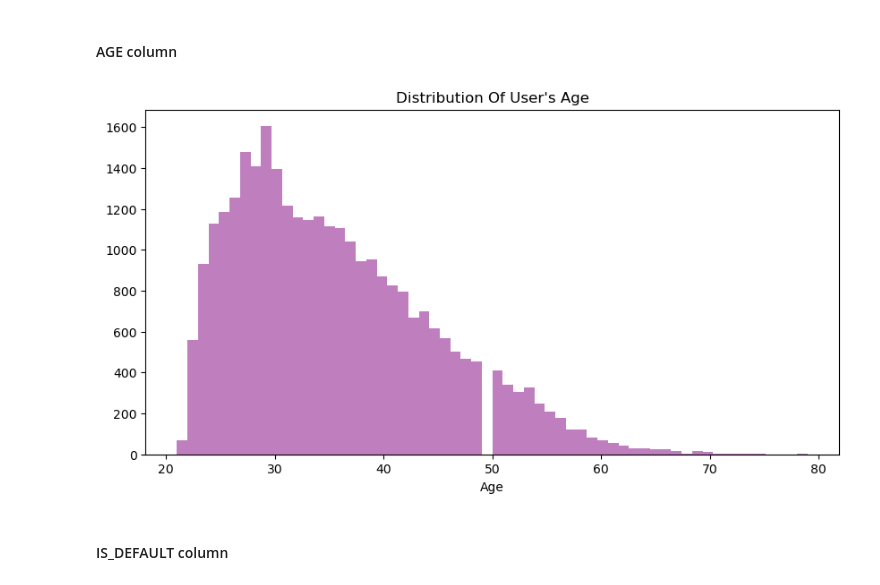
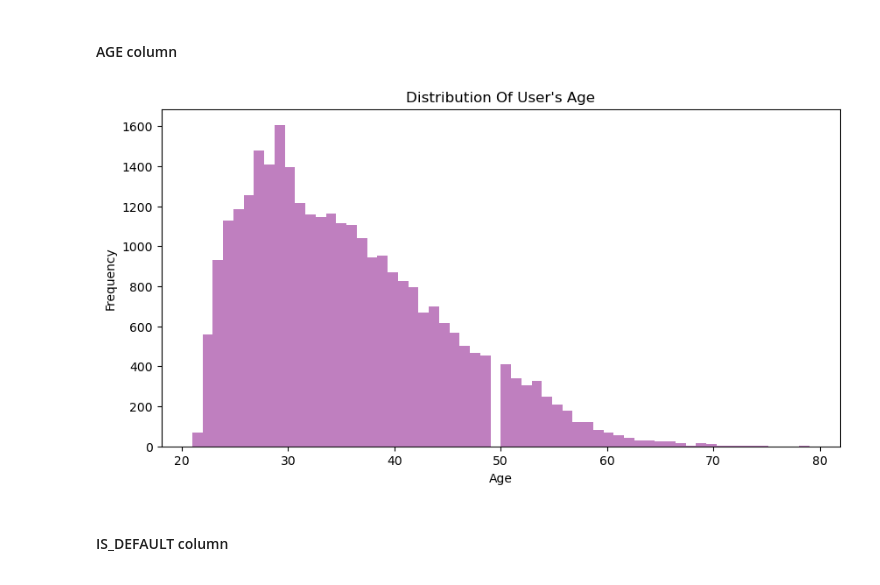
Before and after one commit to ambily-treesa/DAB103-CreditCardDefault, a Jupyter notebook: DAB103 Credit Card Payment Default Final Project.ipynb, the cells around one changed output. Drawn from its saved outputs; the diff is of its cells as text; code cells hidden in the pictures.

```diff
--- a/DAB103 Credit Card Payment Default Final Project.ipynb
+++ b/DAB103 Credit Card Payment Default Final Project.ipynb
@@ -447,13 +447,14 @@ Name: CREDIT_LIMIT, dtype: float64
 # %%
 # Histogram of the distribution of AGE of the credit lenders
 
 plt.figure(figsize=(10, 5))
 plt.hist(df_main['AGE'], bins= 60, alpha=0.5, color='Purple')
 plt.title("Distribution Of User's Age")
 plt.xlabel('Age')
+plt.ylabel("Frequency")
 plt.show()
 # %% [output]
-[figure, old version]
+[figure, new version]
 # %% [markdown]
 #### IS_DEFAULT column
 # %%
```
Also changed, not shown: parts of 4 cells of this notebook, 1 other file.
